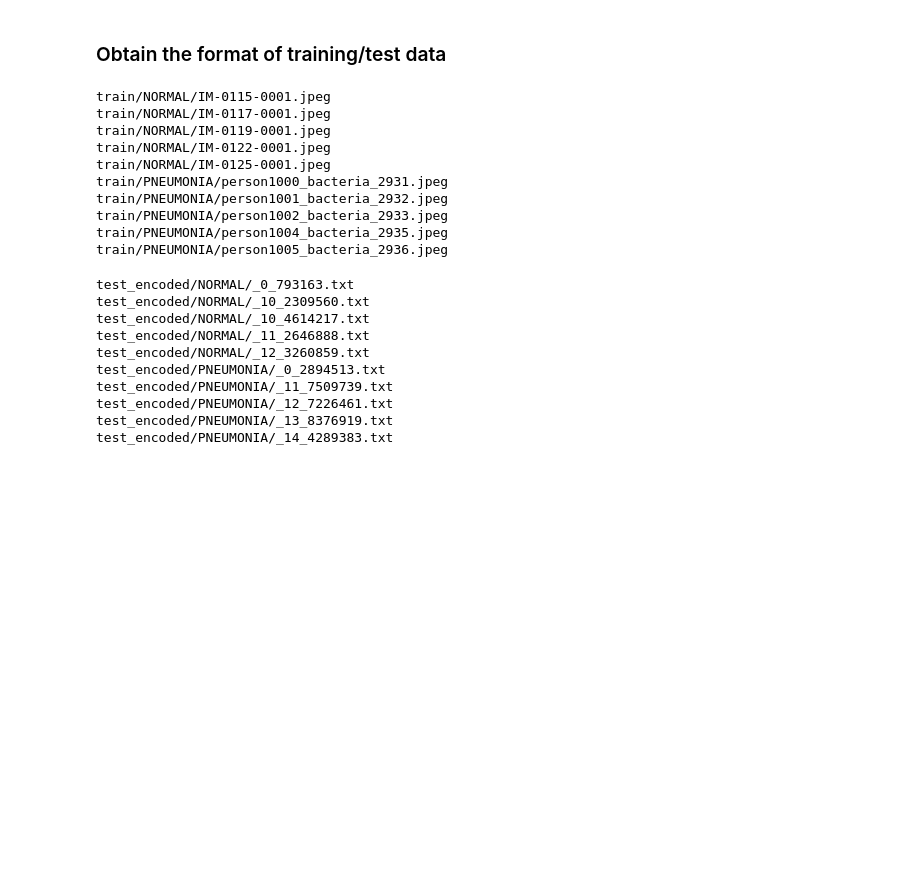
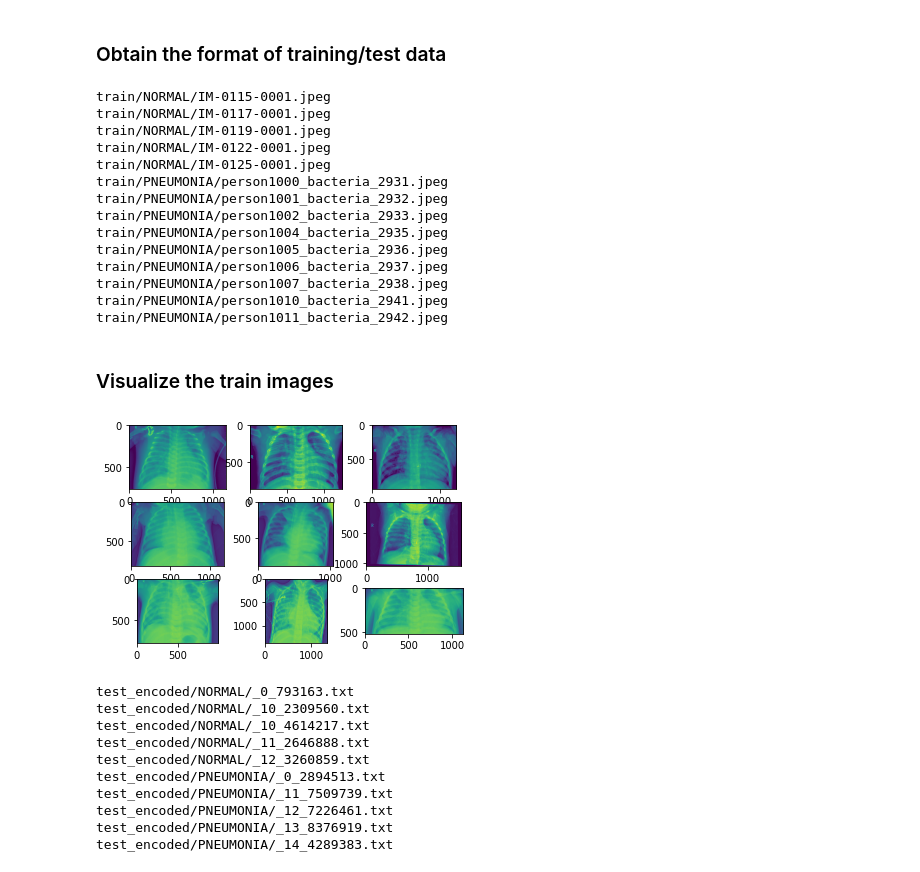
Before and after one commit to Orthologues/DM873-DeepLearning, a Jupyter notebook: pneunomiaXray_toyProject/kerasLayers_Test.ipynb, the cells around one changed output. Cells and saved outputs as stored; diff of their text form; code cells hidden in the pictures; blank space fills up the shorter version.

Commit message:
Completed preprocessing of input data

```diff
--- a/pneunomiaXray_toyProject/kerasLayers_Test.ipynb
+++ b/pneunomiaXray_toyProject/kerasLayers_Test.ipynb
@@ -67,7 +97,7 @@ PNEUMONIA
 # %%
 %%bash
 ls train/NORMAL/*|head -n5
-ls train/PNEUMONIA/*|head -n5
+ls train/PNEUMONIA/*|head -n9
 # %% [output]
 train/NORMAL/IM-0115-0001.jpeg
 train/NORMAL/IM-0117-0001.jpeg
@@ -79,6 +109,41 @@ train/PNEUMONIA/person1001_bacteria_2932.jpeg
 train/PNEUMONIA/person1002_bacteria_2933.jpeg
 train/PNEUMONIA/person1004_bacteria_2935.jpeg
 train/PNEUMONIA/person1005_bacteria_2936.jpeg
+train/PNEUMONIA/person1006_bacteria_2937.jpeg
+train/PNEUMONIA/person1007_bacteria_2938.jpeg
+train/PNEUMONIA/person1010_bacteria_2941.jpeg
+train/PNEUMONIA/person1011_bacteria_2942.jpeg
+# %% [markdown]
+### Visualize the train images
+# %%
+pneunomia_top9_imgs: List[str] = [
+    "train/PNEUMONIA/person1000_bacteria_2931.jpeg",
+    "train/PNEUMONIA/person1001_bacteria_2932.jpeg",
+    "train/PNEUMONIA/person1002_bacteria_2933.jpeg",
+    "train/PNEUMONIA/person1004_bacteria_2935.jpeg",
+    "train/PNEUMONIA/person1005_bacteria_2936.jpeg",
+    "train/PNEUMONIA/person1006_bacteria_2937.jpeg",
+    "train/PNEUMONIA/person1007_bacteria_2938.jpeg",
+    "train/PNEUMONIA/person1010_bacteria_2941.jpeg",
+    "train/PNEUMONIA/person1011_bacteria_2942.jpeg"
+]
+# %%
+# define location of dataset
+pneumonia_folder = 'train/PNEUMONIA'
+# plot first few images
+for i in range(9):
+    # define subplot
+    pyplot.subplot(3, 3, i+1)
+    # define filename
+    filename = pneunomia_top9_imgs[i]
+    # load image pixels
+    image = imread(filename)
+    # plot raw pixel data
+    pyplot.imshow(image)
+# show the figure
+pyplot.show()
+# %% [output]
+[figure, added]
 # %%
 %%bash
 ls test_encoded/NORMAL/*|head -n5
```
Also changed, not shown: parts of 12 cells of this notebook.
